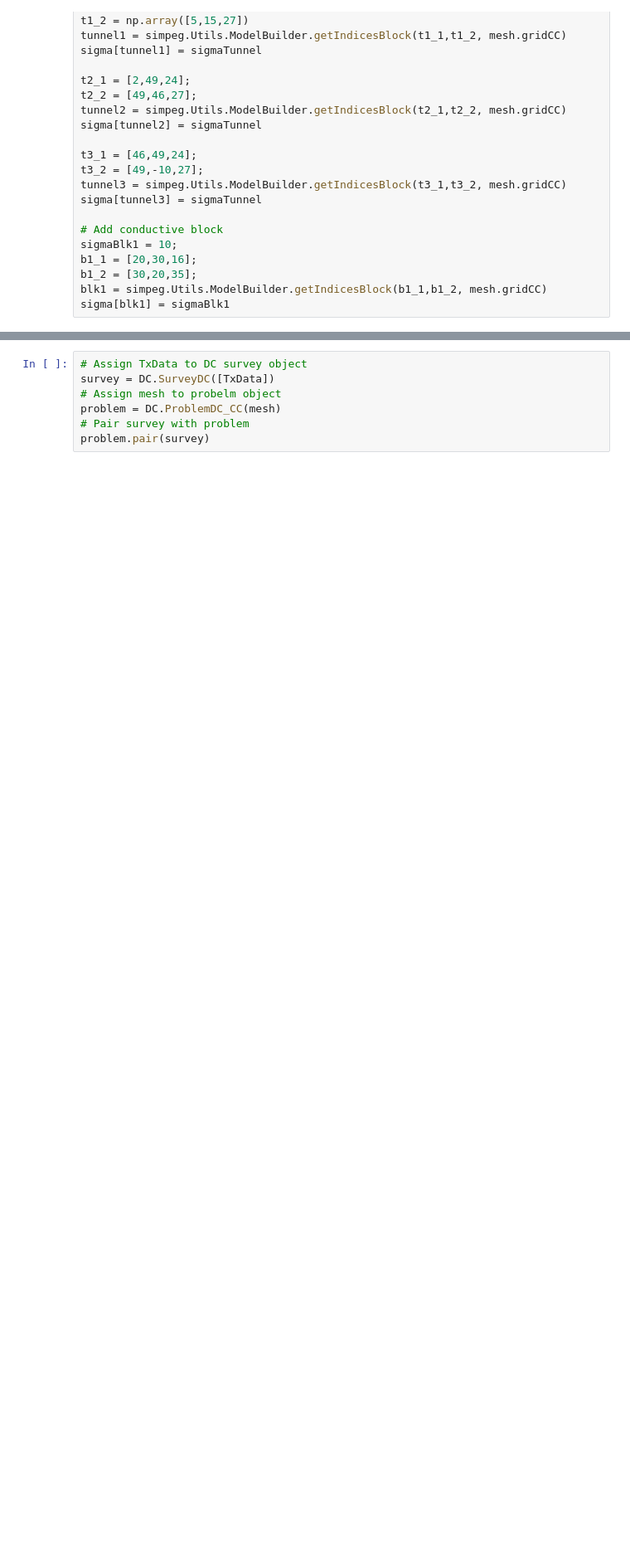
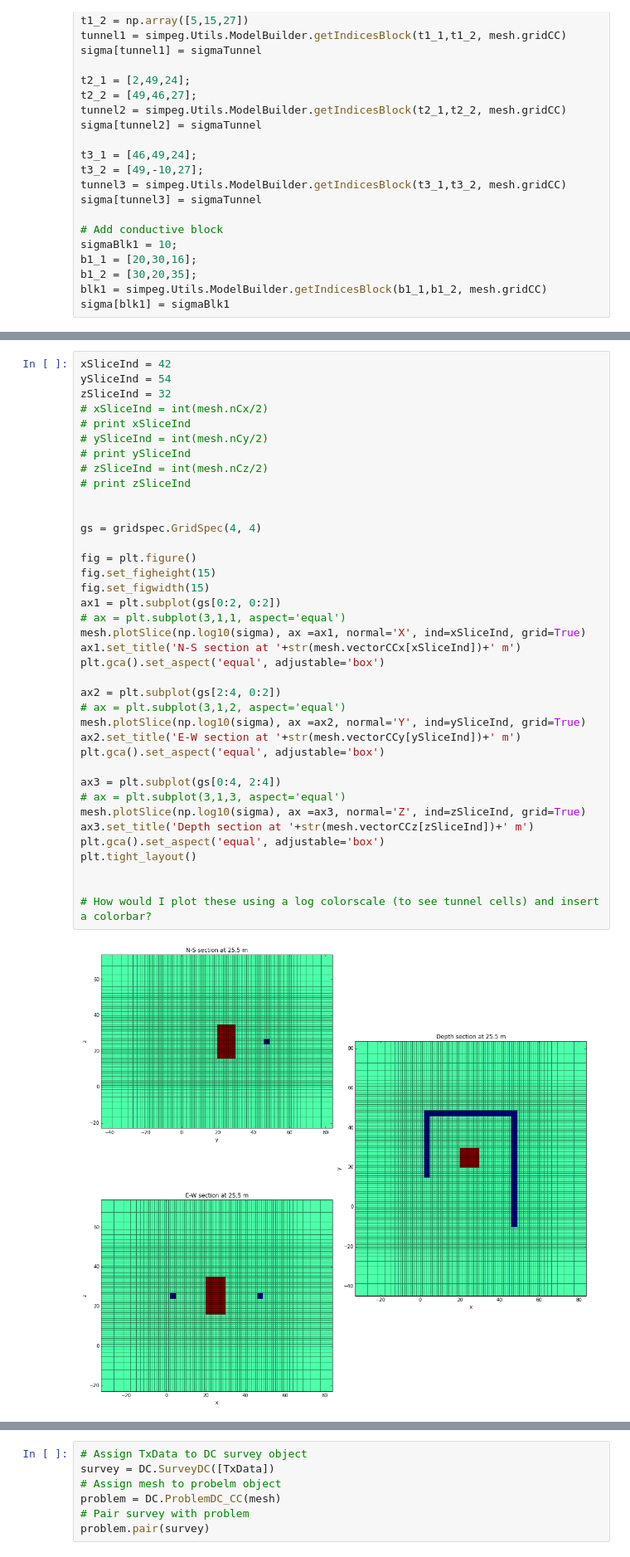
Before and after one commit to rowanc1/simpegdc, a Jupyter notebook: notebooks/Tunnel_Synth.ipynb, the cells around one changed output, grey strips where cells are left out. Shown at 83% size. Drawn from its saved outputs; the diff is of its cells as text; blank space fills up the shorter version.

Commit message:
Initial working version of Tunnel_Synth_SingleTx

```diff
--- a/notebooks/Tunnel_Synth.ipynb
+++ b/notebooks/Tunnel_Synth.ipynb
@@ -147,3 +127,43 @@ plt.draw()
+# %%
+xSliceInd = 42
+ySliceInd = 54
+zSliceInd = 32
+# xSliceInd = int(mesh.nCx/2)
+# print xSliceInd
+# ySliceInd = int(mesh.nCy/2)
+# print ySliceInd
+# zSliceInd = int(mesh.nCz/2)
+# print zSliceInd
+
+
+gs = gridspec.GridSpec(4, 4)
+
+fig = plt.figure()
+fig.set_figheight(15)
+fig.set_figwidth(15)
+ax1 = plt.subplot(gs[0:2, 0:2])
+# ax = plt.subplot(3,1,1, aspect='equal')
+mesh.plotSlice(np.log10(sigma), ax =ax1, normal='X', ind=xSliceInd, grid=True)
+ax1.set_title('N-S section at '+str(mesh.vectorCCx[xSliceInd])+' m')
+plt.gca().set_aspect('equal', adjustable='box')
+
+ax2 = plt.subplot(gs[2:4, 0:2])
+# ax = plt.subplot(3,1,2, aspect='equal')
+mesh.plotSlice(np.log10(sigma), ax =ax2, normal='Y', ind=ySliceInd, grid=True)
+ax2.set_title('E-W section at '+str(mesh.vectorCCy[ySliceInd])+' m')
+plt.gca().set_aspect('equal', adjustable='box')
+
+ax3 = plt.subplot(gs[0:4, 2:4])
+# ax = plt.subplot(3,1,3, aspect='equal')
+mesh.plotSlice(np.log10(sigma), ax =ax3, normal='Z', ind=zSliceInd, grid=True)
+ax3.set_title('Depth section at '+str(mesh.vectorCCz[zSliceInd])+' m')
+plt.gca().set_aspect('equal', adjustable='box')
+plt.tight_layout()
+
+
+# How would I plot these using a log colorscale (to see tunnel cells) and insert a colorbar?
+# %% [output]
+[figure, added]
 # %%
 # Define electrode locations
 elecLoc = np.array([[5.5, 15.5, 25.5],
```
Also changed, not shown: parts of 3 cells of this notebook, 2 other files.
